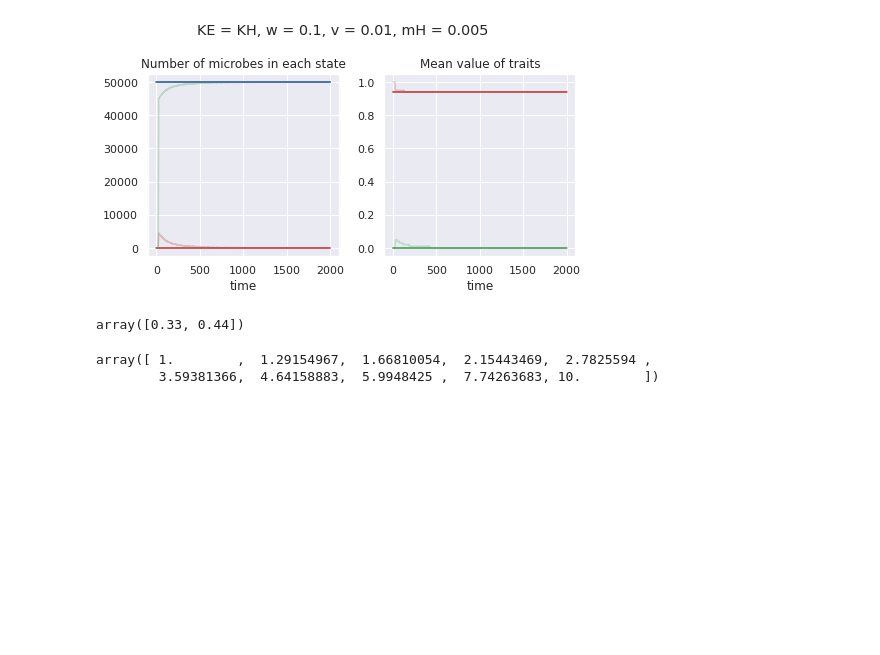
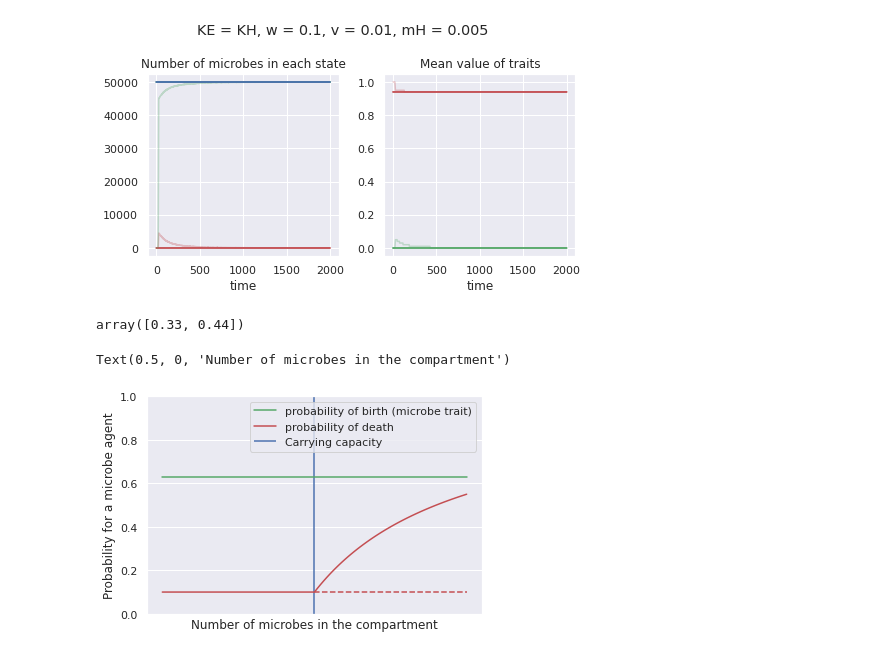
Before and after one commit to sultannazir/microbe-driven-migration-model, a Jupyter notebook: MD_evo_migration.ipynb, the cells around one changed output. Cells and saved outputs as stored; diff of their text form; code cells hidden in the pictures; blank space fills up the shorter version.

```diff
--- a/MD_evo_migration.ipynb
+++ b/MD_evo_migration.ipynb
@@ -692,8 +702,22 @@ np.array([0.3333,0.4444]).round(2)
 # %% [output]
 array([0.33, 0.44])
 # %%
-import numpy as np
-np.logspace(0,1,10)
+x = np.linspace(0,10,101)
+death = [0.1]*len(x)
+birth = [0.63]*len(x)
+cap = 0.9*(x-5)/x + 0.1
+
+fig, ax = plt.subplots()
+
+ax.plot(x[50:],death[50:], 'r--')
+ax.plot(x,birth, 'g', label='probability of birth (microbe trait)')
+ax.plot(x,np.r_[death[:50],cap[50:]], 'r', label='probability of death')
+ax.set_ylim(0,1)
+ax.vlines(x=5, ymin=0, ymax=1, colors='b', label='Carrying capacity')
+ax.legend()
+ax.set_xticks([])
+ax.set_ylabel('Probability for a microbe agent')
+ax.set_xlabel('Number of microbes in the compartment')
 # %% [output]
-array([ 1.        ,  1.29154967,  1.66810054,  2.15443469,  2.7825594 ,
-        3.59381366,  4.64158883,  5.9948425 ,  7.74263683, 10.        ])
+Text(0.5, 0, 'Number of microbes in the compartment')
+[figure, added]
```
Also changed, not shown: parts of 7 cells of this notebook, 2 other files.
